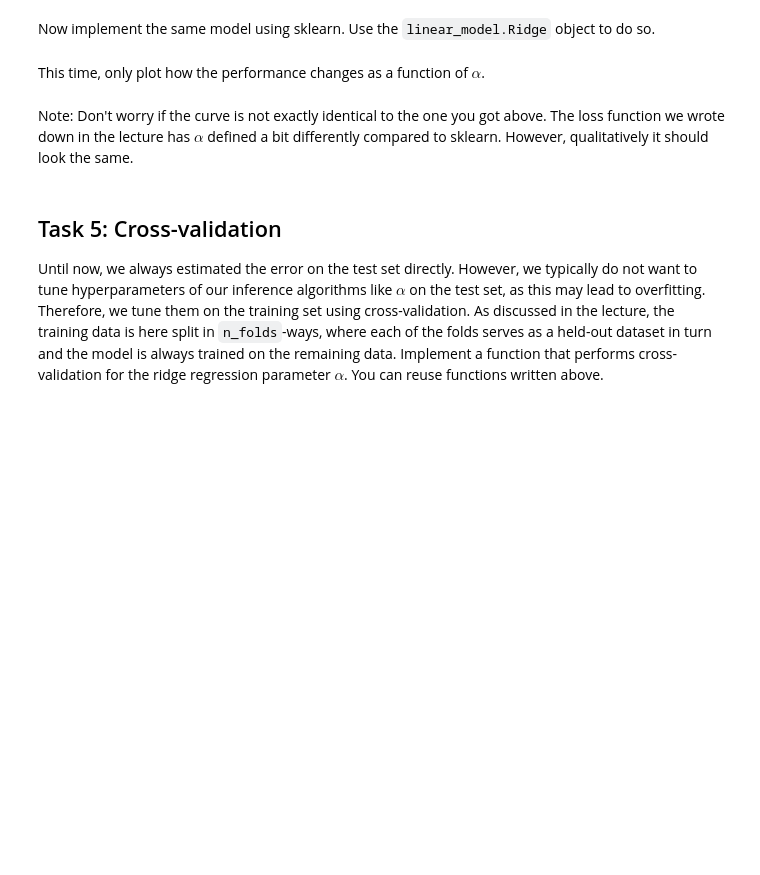
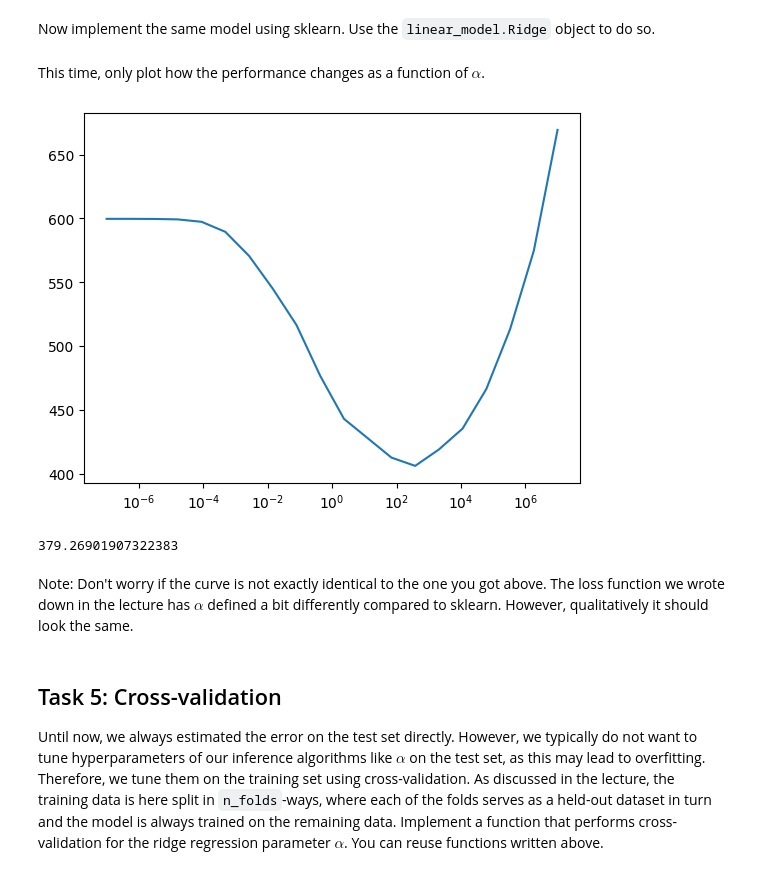
Before and after one commit to PratikHdhameliya/Machine-Learning, a Jupyter notebook: ML-Ex-1.ipynb, the cells around one changed output. Saved outputs shown, nothing was run; the diff lists cells and outputs as text; code cells hidden in the pictures; blank space fills up the shorter version.

```diff
--- a/ML-Ex-1.ipynb
+++ b/ML-Ex-1.ipynb
@@ -422,21 +497,22 @@ This time, only plot how the performance changes as a function of $\alpha$.
 # %%
 # Plot of MSE  vs. alphas
 alphas = np.logspace(-7,7,20)
 err_arr = []
 for a in alphas:
     weights, y_pred = ridge_regression_sklearn(X_test, X_train, y_train,a)
     mse = mean_squared_error(y_test,y_pred)
     err_arr.append(mse)
 #print(err_arr)
 plt.xscale("log")
 plt.plot(alphas,err_arr)
 plt.show()
 
-index_min = 0
-for i in range(1,len(alphas)):
-    if err_arr[i]<err_arr[index_min]:
-        index_min = i
-print(alphas[index_min])
+
+min_idx = np.argmin(err_arr)
+print(alphas[min_idx])
+# %% [output]
+[figure, added]
+379.26901907322383
 # %% [markdown]
 Note: Don't worry if the curve is not exactly identical to the one you got above. The loss function we wrote down in the lecture  has $\alpha$ defined a bit differently compared to sklearn. However, qualitatively it should look the same.
 # %% [markdown]
```
Also changed, not shown: parts of 31 cells of this notebook, 1 other file.
